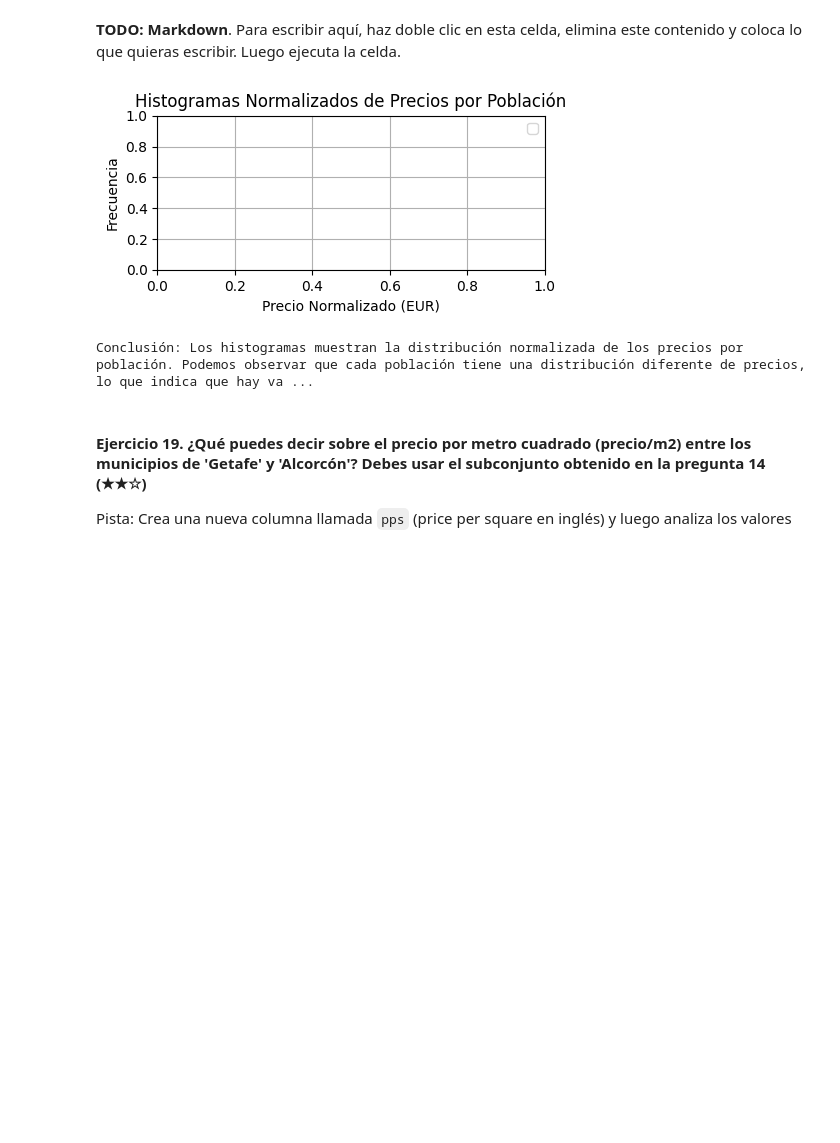
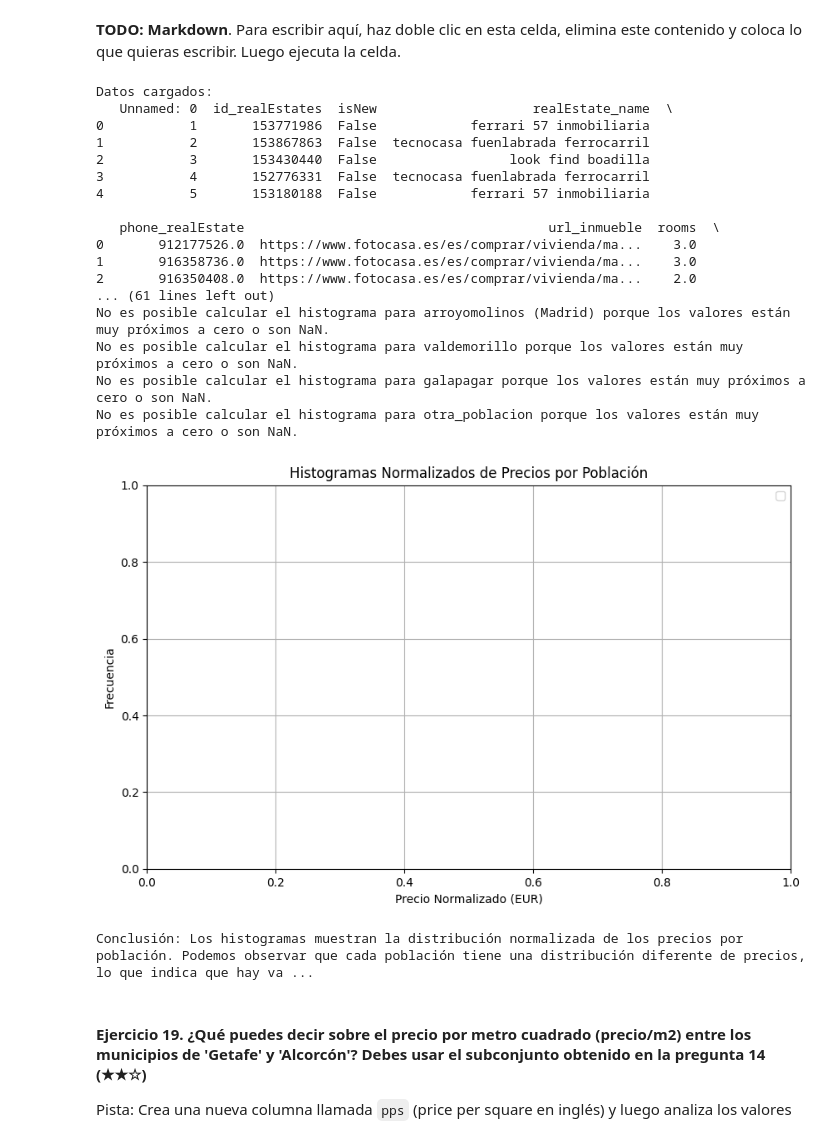
Before and after one commit to 4GeeksAcademy/0-PILAR-PREWORK, a Jupyter notebook: ejercicioPILARH-project.es.ipynb, the cells around one changed output. Cells and saved outputs as stored; diff of their text form; code cells hidden in the pictures; blank space fills up the shorter version.

```diff
--- a/ejercicioPILARH-project.es.ipynb
+++ b/ejercicioPILARH-project.es.ipynb
@@ -587,37 +690,72 @@ import pandas as pd
 import matplotlib.pyplot as plt
 
 # Cargar el DataFrame desde el archivo CSV
 ds = pd.read_csv('assets/real_estate.csv', sep=';')
 
+# Verificar que los datos se están cargando correctamente
+print("Datos cargados:")
+print(ds.head())
+
 # Eliminar los valores NaN en las columnas 'price' y 'level5'
 subconjunto = ds.dropna(subset=['price', 'level5'])
 
+# Verificar que los datos se están filtrando correctamente
+print("Datos después de eliminar NaN en 'price' y 'level5':")
+print(subconjunto.head())
+
 # Normalizar la variable de precios para cada población
 subconjunto['price_normalized'] = subconjunto.groupby('level5')['price'].transform(lambda x: (x - x.mean()) / x.std())
+
+# Verificar que los datos se están normalizando correctamente
+print("Datos normalizados:")
+print(subconjunto[['level5', 'price', 'price_normalized']].head())
 
 # Filtrar las poblaciones de interés
 poblaciones = ['arroyomolinos (Madrid)', 'valdemorillo', 'galapagar', 'otra_poblacion']  # Reemplaza 'otra_poblacion' con una población real
 subconjunto_filtrado = subconjunto[subconjunto['level5'].isin(poblaciones)]
 
+# Verificar que los datos se están filtrando correctamente
+print("Datos filtrados por poblaciones de interés:")
+print(subconjunto_filtrado.head())
+
 # Crear el gráfico de histogramas
-plt.figure(figsize=(5, 2))
+plt.figure(figsize=(10, 6))
 for poblacion in poblaciones:
     data = subconjunto_filtrado[subconjunto_filtrado['level5'] == poblacion]['price_normalized']
-    if not data.empty:
+    if not data.empty and not data.isna().all():
         plt.hist(data, bins=20, alpha=0.5, label=poblacion)
+    else:
+        print(f"No es posible calcular el histograma para {poblacion} porque los valores están muy próximos a cero o son NaN.")
 
 plt.title('Histogramas Normalizados de Precios por Población')
 plt.xlabel('Precio Normalizado (EUR)')
 plt.ylabel('Frecuencia')
 plt.legend(loc='upper right')
 plt.grid(True)
 plt.show()
 
 # Conclusión
 print("Conclusión: Los histogramas muestran la distribución normalizada de los precios por población. Podemos observar que cada población tiene una distribución diferente de precios, lo que indica que hay variabilidad en los precios de las casas entre las diferentes poblaciones.")
 # %% [output]
+Datos cargados:
+   Unnamed: 0  id_realEstates  isNew                    realEstate_name  \
+0           1       153771986  False            ferrari 57 inmobiliaria
+1           2       153867863  False  tecnocasa fuenlabrada ferrocarril
+2           3       153430440  False                 look find boadilla
+3           4       152776331  False  tecnocasa fuenlabrada ferrocarril
+4           5       153180188  False            ferrari 57 inmobiliaria
+
+   phone_realEstate                                       url_inmueble  rooms  \
+0       912177526.0  https://www.fotocasa.es/es/comprar/vivienda/ma...    3.0
+1       916358736.0  https://www.fotocasa.es/es/comprar/vivienda/ma...    3.0
+2       916350408.0  https://www.fotocasa.es/es/comprar/vivienda/ma...    2.0
+... (61 lines left out)
+No es posible calcular el histograma para arroyomolinos (Madrid) porque los valores están muy próximos a cero o son NaN.
+No es posible calcular el histograma para valdemorillo porque los valores están muy próximos a cero o son NaN.
+No es posible calcular el histograma para galapagar porque los valores están muy próximos a cero o son NaN.
+No es posible calcular el histograma para otra_poblacion porque los valores están muy próximos a cero o son NaN.
-[figure, old version]
+[figure, new version]
-Conclusión: Los histogramas muestran la distribución normalizada de los precios por población. Podemos observar que cada población tiene una distribución diferente de precios, lo que indica que hay va ...
+Conclusión: Los histogramas muestran la distribución normalizada de los precios por población. Podemos observar que cada población tiene una distribución diferente de precios, lo que indica que hay va ...
 # %% [markdown]
 #### Ejercicio 19. ¿Qué puedes decir sobre el precio por metro cuadrado (precio/m2) entre los municipios de 'Getafe' y 'Alcorcón'? Debes usar el subconjunto obtenido en la pregunta 14 (★★☆)
 
```
Also changed, not shown: parts of 15 cells of this notebook.
